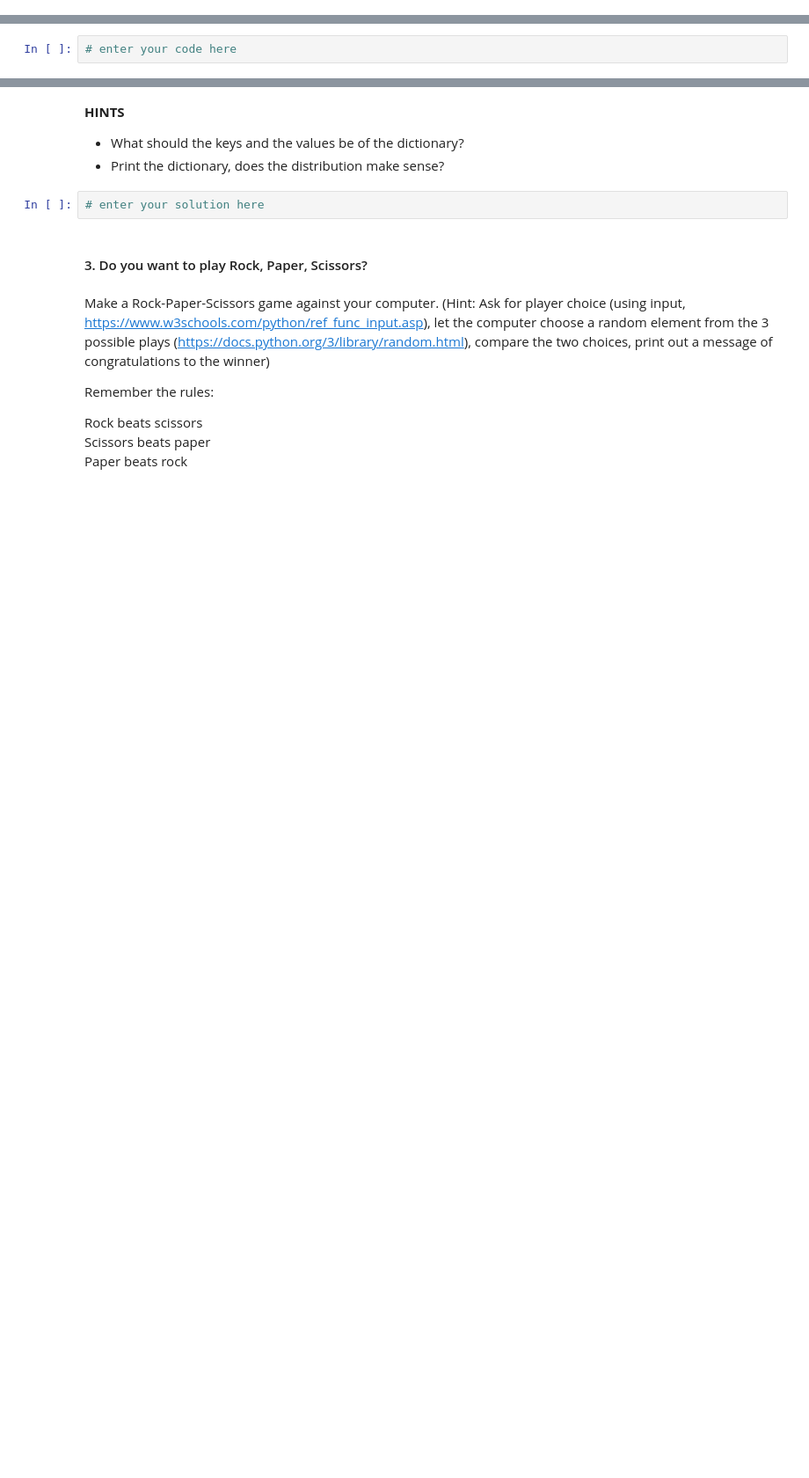
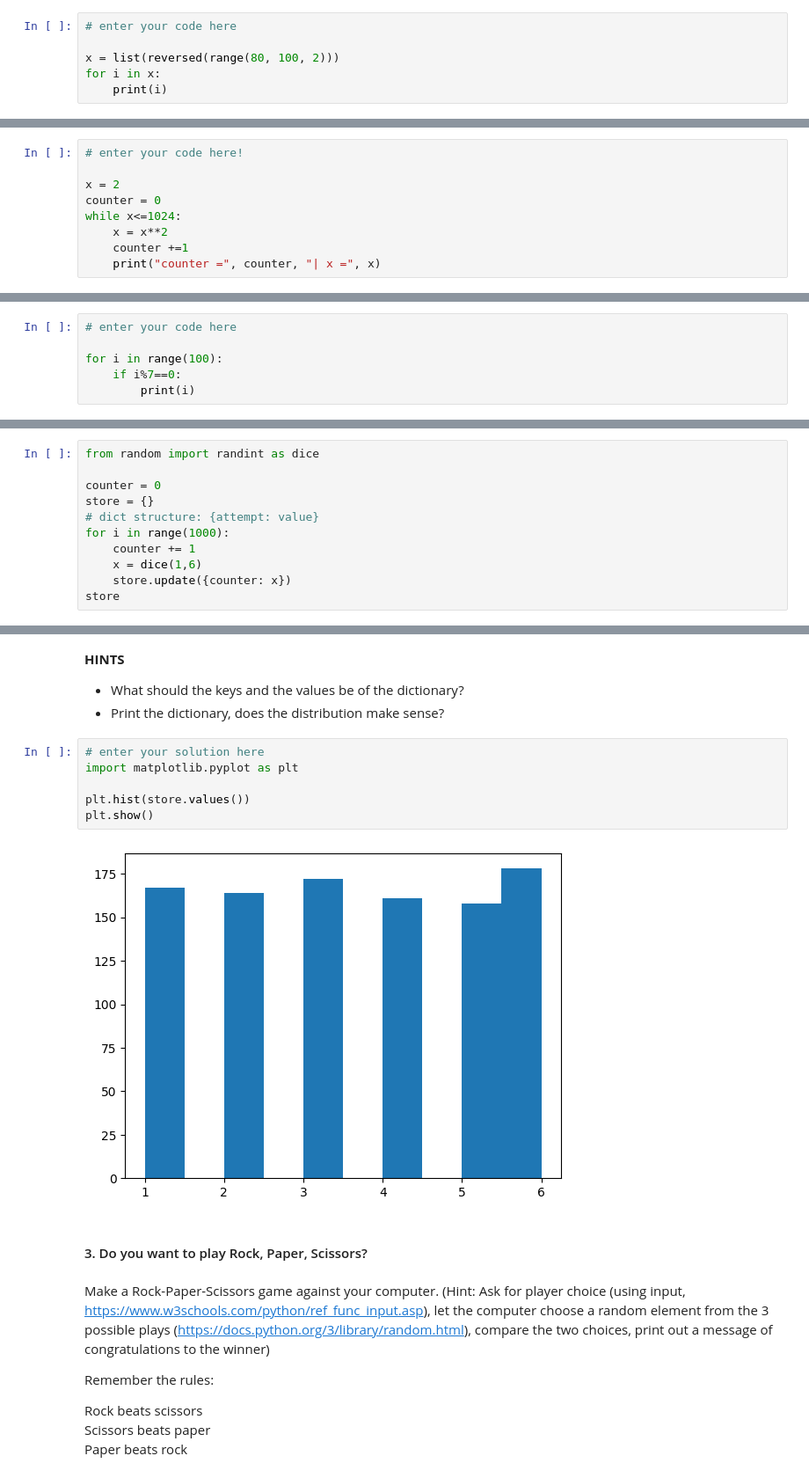
Before and after one commit to meichflo/ZHAW-Data-Science-Fundamentals, a Jupyter notebook: Week2/DSF_2Week_Python.ipynb, the cells around one changed output, grey strips where cells are left out. Shown at 88% size. Drawn from its saved outputs; the diff is of its cells as text; blank space fills up the shorter version.

```diff
--- a/Week2/DSF_2Week_Python.ipynb
+++ b/Week2/DSF_2Week_Python.ipynb
@@ -452,0 +508,6 @@ for i in range(10,50,5):
+# %%
+# enter your code here
+
+x = list(reversed(range(80, 100, 2)))
+for i in x:
+    print(i)
@@ -485,0 +563,9 @@ When you write a while loop, you *NEED* to make sure that the loop has an **exit
+# %%
+# enter your code here!
+
+x = 2
+counter = 0
+while x<=1024:
+    x = x**2
+    counter +=1
+    print("counter =", counter, "| x =", x)
@@ -511,3 +618,7 @@ my_function(3,3)
 #### 1. Print all numbers between 0-99 divisible by 7
 # %%
 # enter your code here
+
+for i in range(100):
+    if i%7==0:
+        print(i)
@@ -522,0 +644,11 @@ print(x)
+# %%
+from random import randint as dice
+
+counter = 0
+store = {}
+# dict structure: {attempt: value}
+for i in range(1000):
+    counter += 1
+    x = dice(1,6)
+    store.update({counter: x})
+store
@@ -526,6 +676,12 @@ print(x)
 * Print the dictionary, does the distribution make sense?
 # %%
 # enter your solution here
+import matplotlib.pyplot as plt
+
+plt.hist(store.values())
+plt.show()
+# %% [output]
+[figure, added]
 # %% [markdown]
 #### 3. Do you want to play Rock, Paper, Scissors?
 # %% [markdown]
```
Also changed, not shown: parts of 23 cells of this notebook.
